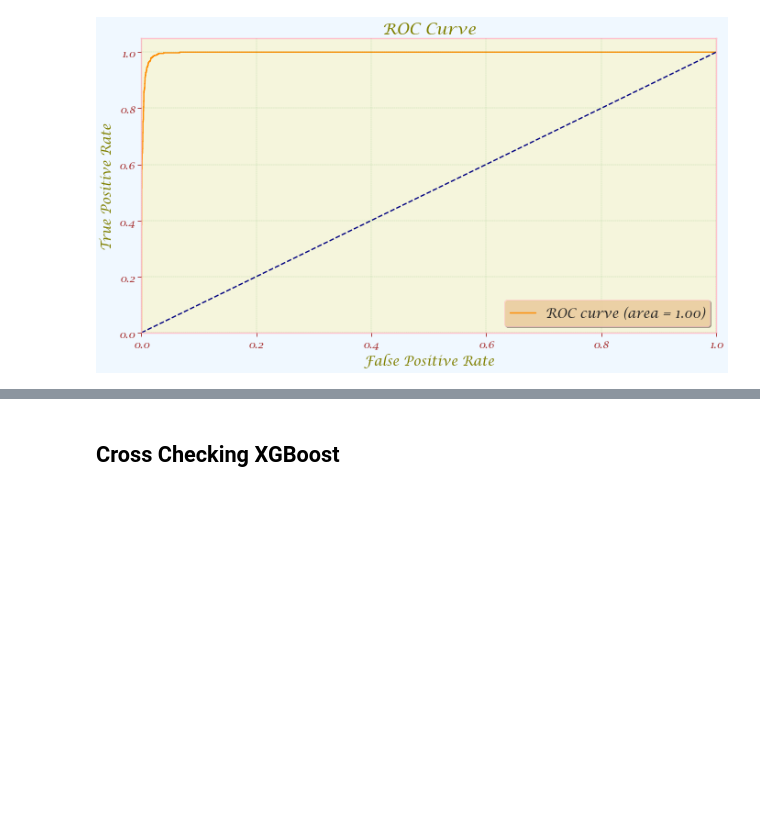
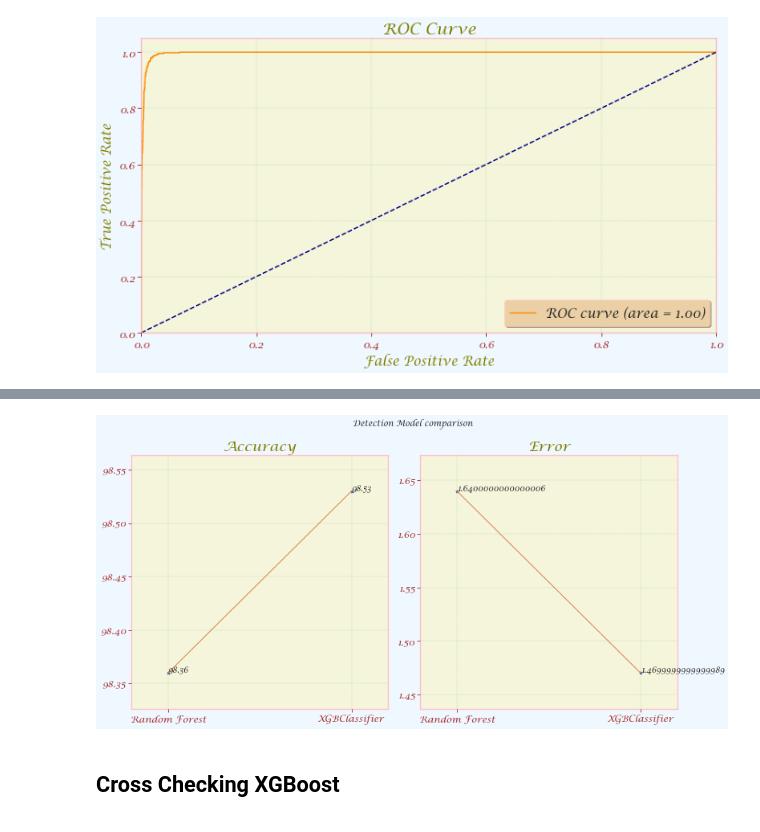
Before and after one commit to Abman2/zero_day, a Jupyter notebook: New folder/code only.ipynb, the cells around one changed output, grey strips where cells are left out. Cells and saved outputs as stored; diff of their text form; code cells hidden in the pictures; blank space fills up the shorter version.

```diff
--- a/New folder/code only.ipynb
+++ b/New folder/code only.ipynb
@@ -573,5 +584,32 @@ plt.show()
+# %%
+fig,ax = plt.subplots(1,2)
+fig.set_figwidth(16)
+fig.suptitle('Detection Model comparison')
+x = [0,1]
+
+ax[0].set_xticks(x)
+ax[0].set_xticklabels(models["Model"])
+ax[0].set_title('Accuracy')
+ax[0].plot(models["Testing Accuracy Score"],'*')
+ax[0].plot(models["Testing Accuracy Score"])
+for i in range(len(models["Testing Accuracy Score"])):
+    models["Testing Accuracy Score"][i] = round(models["Testing Accuracy Score"][i],4)
+for i,j in zip(x,models["Testing Accuracy Score"]):
+    ax[0].annotate(str(j),xy=(i,j))
+
+ax[1].set_xticks(x)
+ax[1].set_xticklabels(models["Model"])
+ax[1].set_title('Error')
+ax[1].plot((100-models["Testing Accuracy Score"]),'*')
+ax[1].plot((100-models["Testing Accuracy Score"]))
+for i in range(len((100-models["Testing Accuracy Score"]))):
+    (100-models["Testing Accuracy Score"])[i] = round((100-models["Testing Accuracy Score"])[i],4)
+for i,j in zip(x,(100-models["Testing Accuracy Score"])):
+    ax[1].annotate(str(j),xy=(i,j))
+# %% [output]
+[figure, added]
 # %% [markdown]
-<h2><b>Cross Checking XGBoost</b></h2>
+<b><h2>Cross Checking XGBoost</h2></b>
 # %%
 prediction_xgb = xgb.predict(X_test)
 print(prediction_xgb)
```
Also changed, not shown: parts of 24 cells of this notebook.
